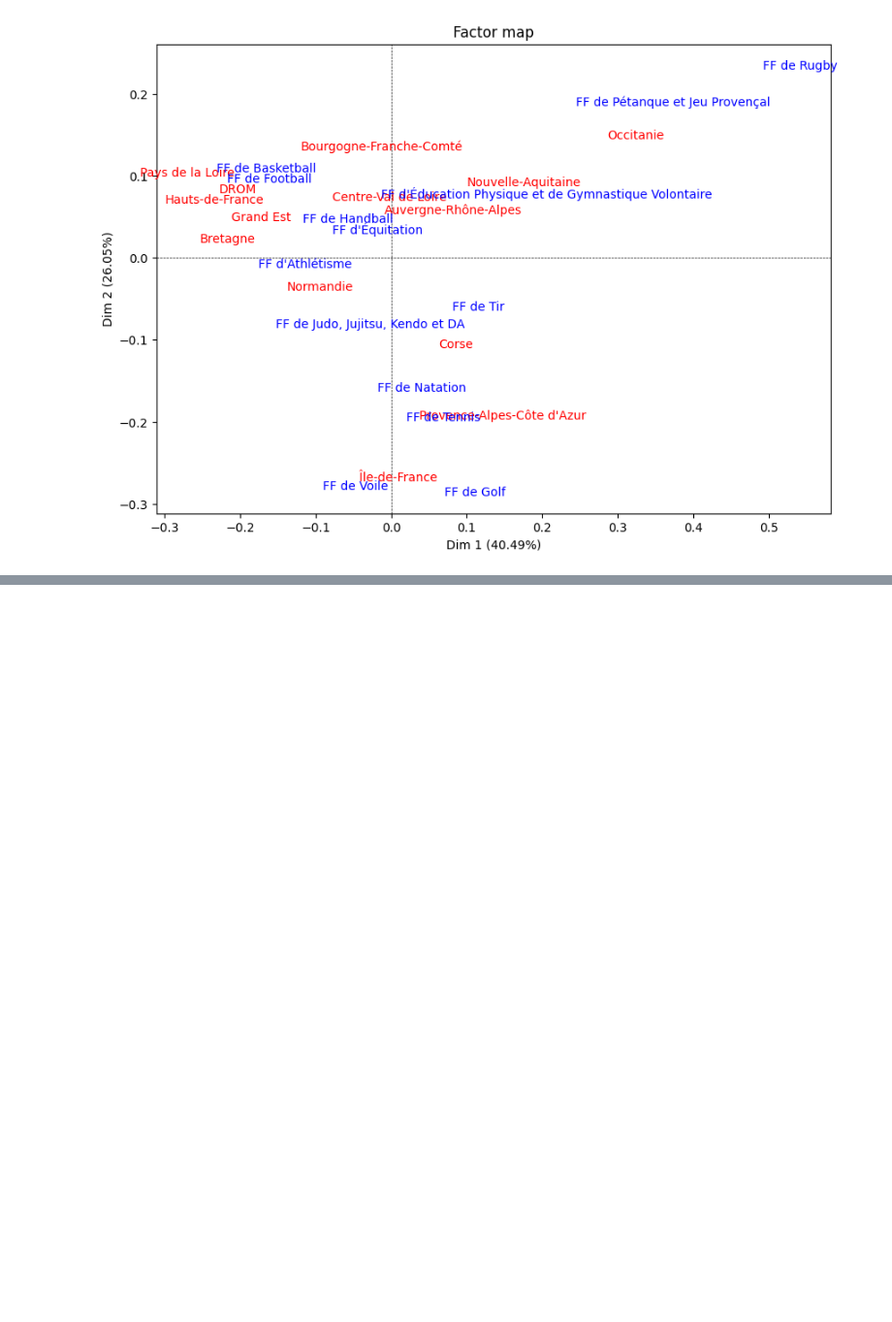
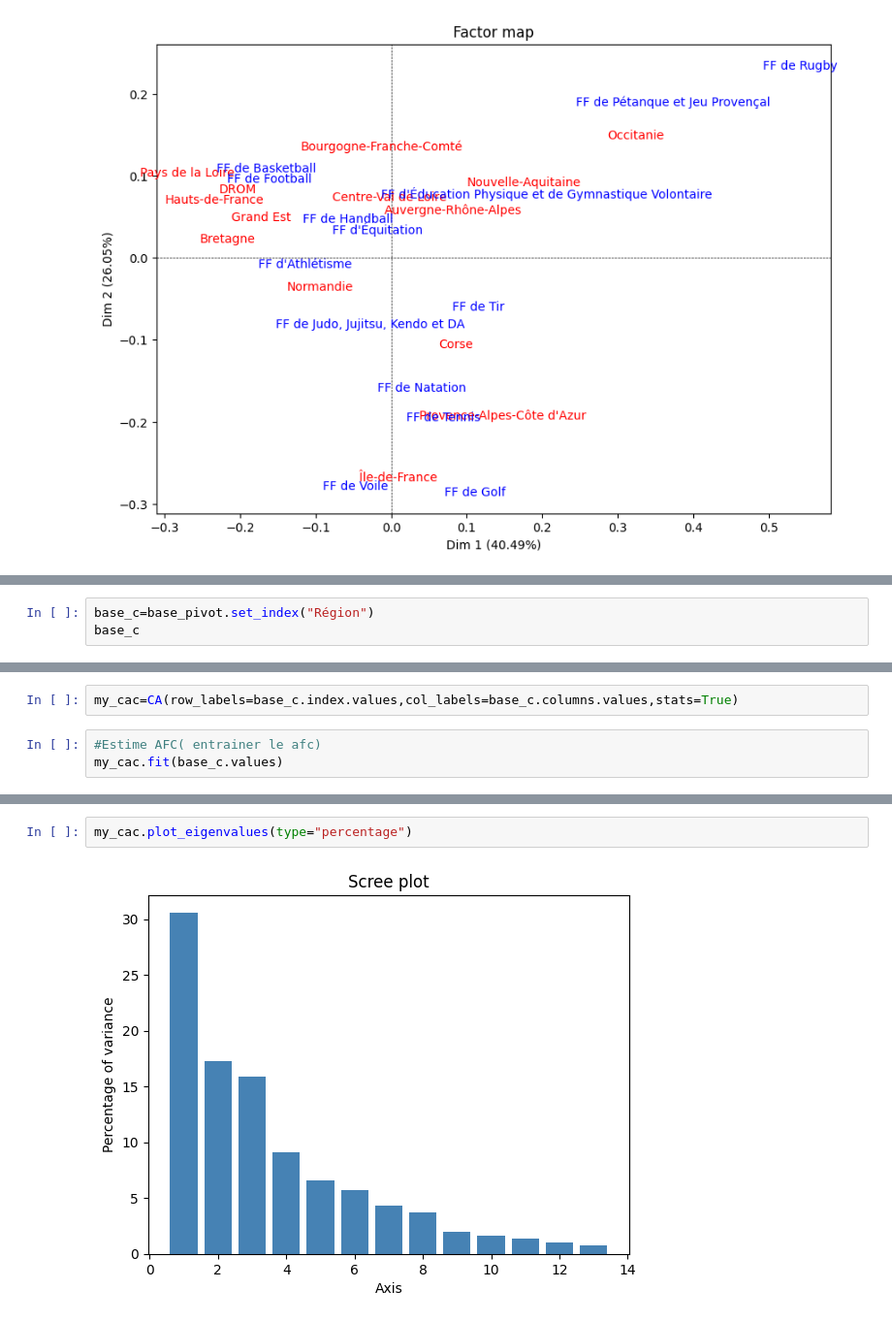
Before and after one commit to paulrsnn/projet-python, a Jupyter notebook: regionales.ipynb, the cells around one changed output, grey strips where cells are left out. Shown at 97% size. Drawn from its saved outputs; the diff is of its cells as text; blank space fills up the shorter version.

```diff
--- a/regionales.ipynb
+++ b/regionales.ipynb
@@ -441,0 +456,3 @@ le nouvelle aquitaine, l'occitanie, joue plus à la pétanquent et au rugby
+# %%
+base_c=base_pivot.set_index("Région")
+base_c
@@ -441,0 +477,5 @@ le nouvelle aquitaine, l'occitanie, joue plus à la pétanquent et au rugby
+# %%
+my_cac=CA(row_labels=base_c.index.values,col_labels=base_c.columns.values,stats=True)
+# %%
+#Estime AFC( entrainer le afc)
+my_cac.fit(base_c.values)
@@ -441,0 +500,4 @@ le nouvelle aquitaine, l'occitanie, joue plus à la pétanquent et au rugby
+# %%
+my_cac.plot_eigenvalues(type="percentage")
+# %% [output]
+[figure, added]
```
Also changed, not shown: parts of 9 cells of this notebook.
